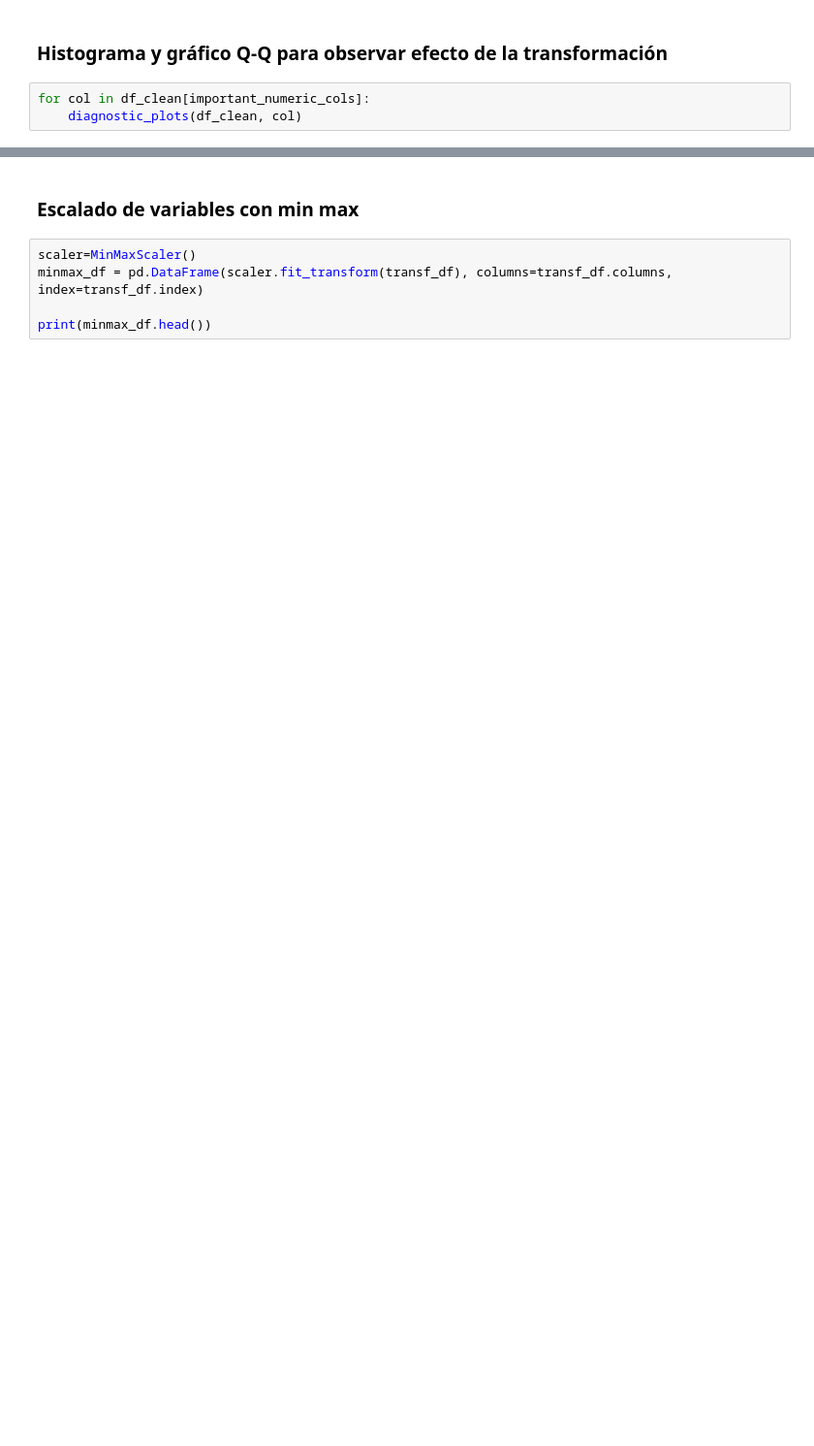
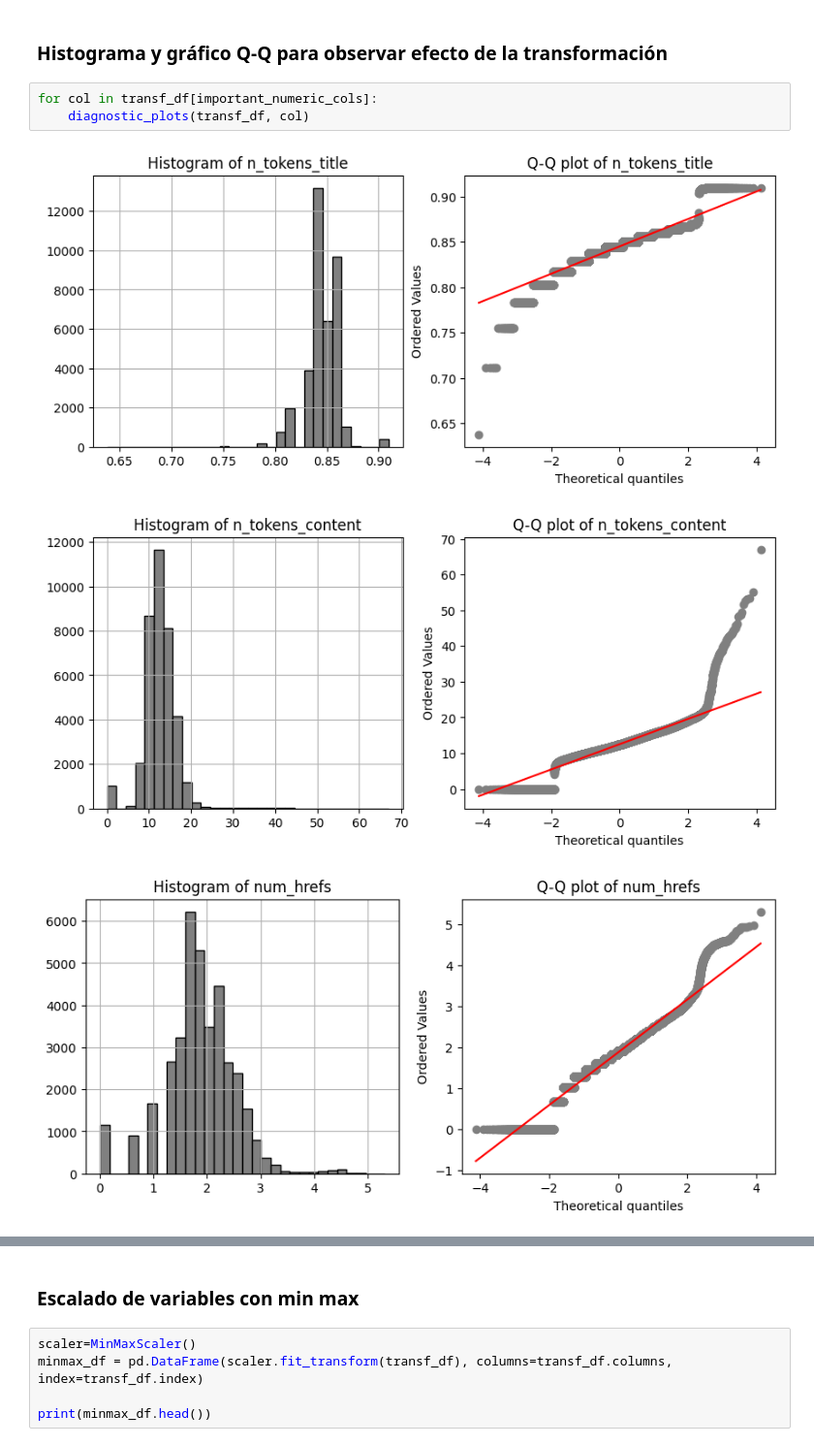
Before and after one commit to AndreGutierrezTecMx/MLOps-Gpo45, a Jupyter notebook: notebooks/1.02.hgpc.preprocessing.ipynb, the cells around one changed output, grey strips where cells are left out. Shown: that part at 97% size. Saved outputs shown, nothing was run; the diff lists cells and outputs as text; blank space fills up the shorter version.

Commit message:
Notebook updates
Correction on q-q plot transformated variables and show grpahics on preporcessing notebook

```diff
--- a/notebooks/1.02.hgpc.preprocessing.ipynb
+++ b/notebooks/1.02.hgpc.preprocessing.ipynb
@@ -129,5 +179,9 @@ print(transf_df.head())
 # %% [markdown]
 ### Histograma y gráfico Q-Q para observar efecto de la transformación
 # %%
-for col in df_clean[important_numeric_cols]:
-    diagnostic_plots(df_clean, col)
+for col in transf_df[important_numeric_cols]:
+    diagnostic_plots(transf_df, col)
+# %% [output]
+[figure, added]
+[figure, added]
+[figure, added]
```
Also changed, not shown: parts of 14 cells of this notebook, 1 other file.
